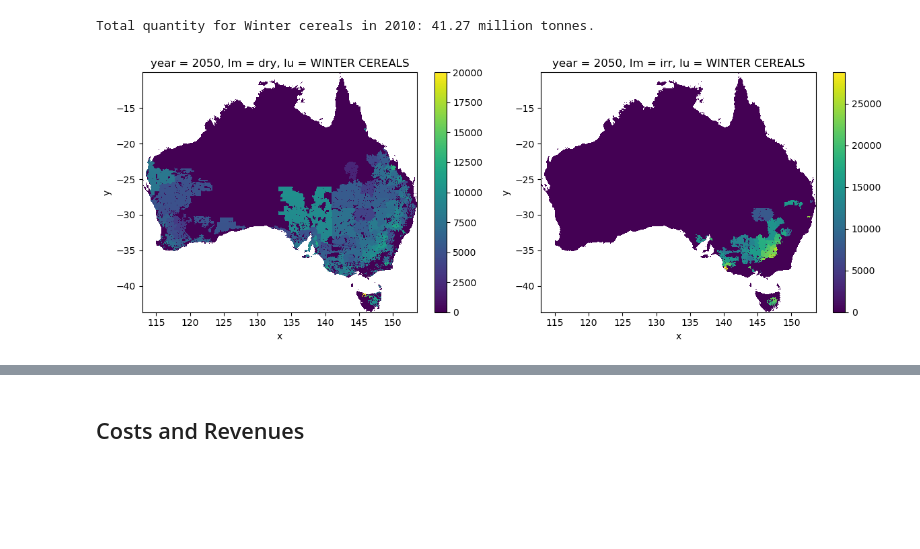
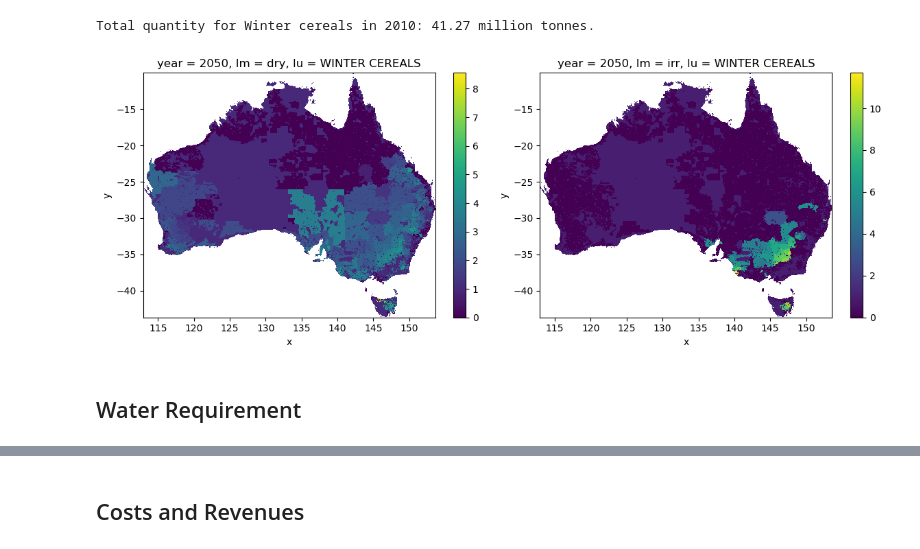
Before and after one commit to land-use-trade-offs/luto-2.0, a Jupyter notebook: luto/tools/Manual_jupyter_books/Chap_1_1_LUTO_overview.ipynb, the cells around one changed output, grey strips where cells are left out. Drawn from its saved outputs; the diff is of its cells as text; code cells hidden in the pictures; blank space fills up the shorter version.

```diff
--- a/luto/tools/Manual_jupyter_books/Chap_1_LUTO_overview.ipynb
+++ b/luto/tools/Manual_jupyter_books/Chap_1_1_LUTO_overview.ipynb
@@ -20,14 +20,15 @@ import pandas as pd
 import matplotlib.pyplot as plt
 
 
-# cd to the root folder of the project
+# cd to the root folder of LUTO project
 os.chdir('N:/LUF-Modelling/LUTO2_JZ/luto-2.0')
 from luto.tools.Manual_jupyter_books.helpers import map_to_4band, mrj_to_xr, arr_to_xr, map_to_plot
 from luto.economics.agricultural.quantity import get_quantity_matrices
+from luto.economics.agricultural.water import get_wreq_matrices
 from luto.tools.Manual_jupyter_books.helpers.parameters import legend_params
 
 
-# # Run LUTO
-# import luto.simulation as sim
-# data = sim.load_data()
-# sim.run(data=data, base=2010, target=2015)
+# Run LUTO
+import luto.simulation as sim
+data = sim.load_data()
+sim.run(data=data, base=2010, target=2050)
@@ -271,8 +312,12 @@ print(f'Total quantity for {lu_desc} in {year_begin}: {q_total:.2f} million tonn
 Total quantity for Winter cereals in 2010: 41.27 million tonnes.
 # %%
 # HIDE CODE
-q_dry_target = mrp_xr.sel(lm='dry', year=year_target, lu=lu_desc.upper()).drop_vars('spatial_ref')
-q_irr_target = mrp_xr.sel(lm='irr', year=year_target, lu=lu_desc.upper()).drop_vars('spatial_ref')
+q_lu_target = mrp_xr.sel(year=year_target, lu=lu_desc.upper()) / lu_area  # t/ha
+
+q_dry_target = q_lu_target.sel(lm='dry').drop_vars('spatial_ref')
+q_irr_target = q_lu_target.sel(lm='irr').drop_vars('spatial_ref')
 plot_dry_irr(q_dry_target, q_irr_target)
 # %% [output]
-[figure, old version]
+[figure, new version]
+# %% [markdown]
+## Water Requirement
```
Also changed, not shown: parts of 23 cells of this notebook, 3 other files.
